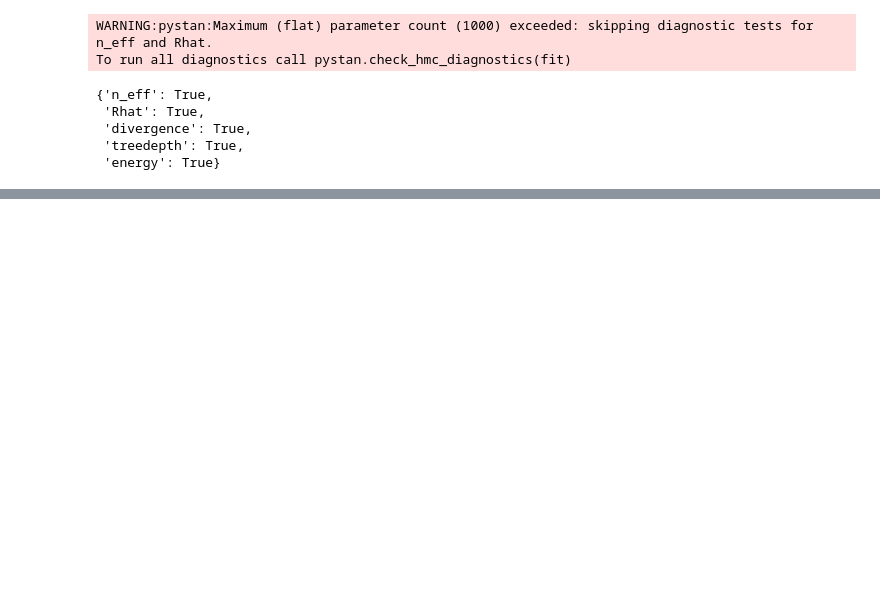
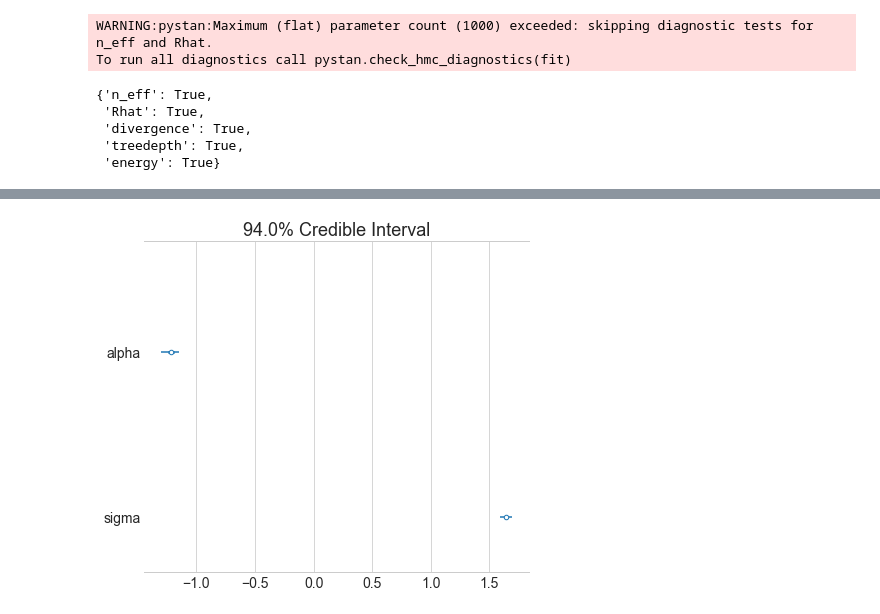
Before and after one commit to jhrcook/demeter2-stan, a Jupyter notebook: notebooks/005_demeter2-in-stan.ipynb, the cells around one changed output, grey strips where cells are left out. Cells and saved outputs as stored; diff of their text form; code cells hidden in the pictures; blank space fills up the shorter version.

```diff
--- a/notebooks/005_demeter2-in-stan.ipynb
+++ b/notebooks/005_demeter2-in-stan.ipynb
@@ -222 +227,6 @@ az.summary(az_d2_m1)
+# %%
+az.plot_forest(az_d2_m1, combined=True)
+plt.show()
+# %% [output]
+[figure, added]
 # %%
```
Also changed, not shown: parts of 22 cells of this notebook, 12 other files.
